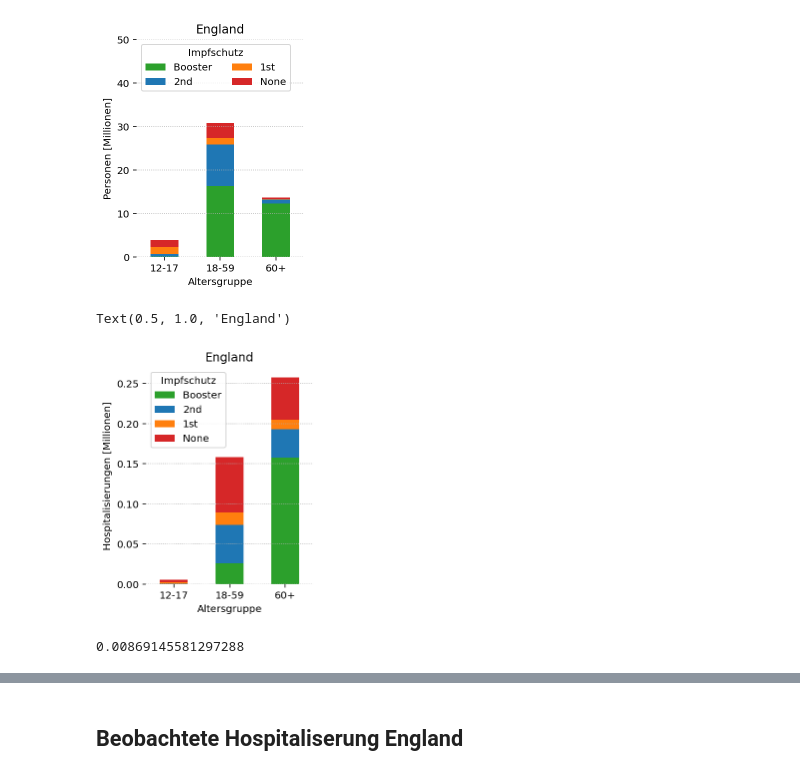
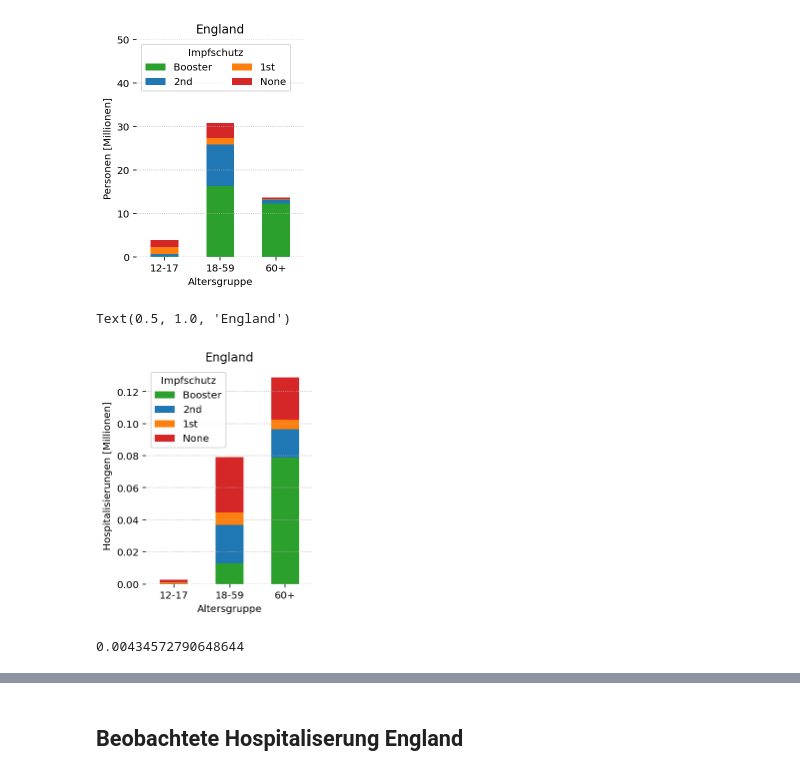
Before and after one commit to mg14/impfung-de, a Jupyter notebook: impfung.ipynb, the cells around one changed output, grey strips where cells are left out. Cells and saved outputs as stored; diff of their text form; code cells hidden in the pictures.

```diff
--- a/impfung.ipynb
+++ b/impfung.ipynb
@@ -7,6 +7,12 @@ import numpy as np
 %matplotlib inline
 %config InlineBackend.figure_format='retina'
 plt.rcParams['figure.facecolor'] = 'white'
+plt.rcParams.update({'axes.grid': True,
+                     'grid.linestyle': ':',
+                     'axes.spines.bottom': False,
+                     'axes.spines.left': False,
+                     'axes.spines.right': False,
+                     'axes.spines.top': False})
 # %% [markdown]
 ## Aktuelle Daten des RKI
 # %%
@@ -44,9 +50,7 @@ for i,j in enumerate(agg.columns):
     ax[i].set_ylabel(f"Impfdosis {j}")
     if j < 3:
         ax[i].get_legend().remove()
-    for s in ax[i].spines.values():
-        s.set_visible(False)
-    ax[i].grid(ls=":")
+
     #ax[i].set_ylabel("Dosen")
     #ax[i].set_yscale("log")
 # %% [output]
@@ -83,7 +85,7 @@ Text(0.5, 0, 'Altersgruppe')
 VE Daten von UKHSA.
 Altersspezifisches Risiko
 # %%
-hr = np.array([1e-3, 2e-3, 2e-2, 1.6e-1])
+hr = np.array([1e-3, 2e-3, 2e-2, 1.6e-1]) * 0.5
 ve = np.array([0.5, 0.5-0.25, 0.25-0.08])#np.array([1-0.08, (1-0.04)*0.08, 0.99*0.2])
 #ve = np.array([76.7, 83.7*(100-76.7)/100, 96.9*(100-67.6)/100])/100.
 rr =  agg_avg / agg_avg * (hr.reshape(-1,1) * ve.reshape(1,-1))
@@ -421,18 +412,16 @@ Text(0.5, 1.0, 'England')
 # %%
 uk_hosp_exp = (uk_dist *  (hr[1:].reshape(-1,1) * np.array([1, 0.5, 0.25, 0.08]).reshape(1,-1)))
 uk_hosp_exp.iloc[:,::-1].plot.bar(figsize=(3,4), stacked=True, width=0.5, color=['C3','C1','C0','C2'][::-1])
 plt.ylabel(f"Hospitalisierungen [Millionen]")
 plt.xticks(rotation=0)
 #plt.ylim((0,50))
-plt.grid(axis='y', ls=":")
-for s in plt.gca().spines.values():
-    s.set_visible(False)
+plt.grid(axis='x', ls="")
 plt.legend(title = "Impfschutz")
 plt.title("England")
 # %% [output]
 Text(0.5, 1.0, 'England')
-[figure, old version]
+[figure, new version]
 # %%
 uk_hosp_exp.sum().sum() * 1e6 / uk["Pop ONS"].sum()
 # %% [output]
-0.00869145581297288
+0.00434572790648644
```
Also changed, not shown: parts of 32 cells of this notebook.
